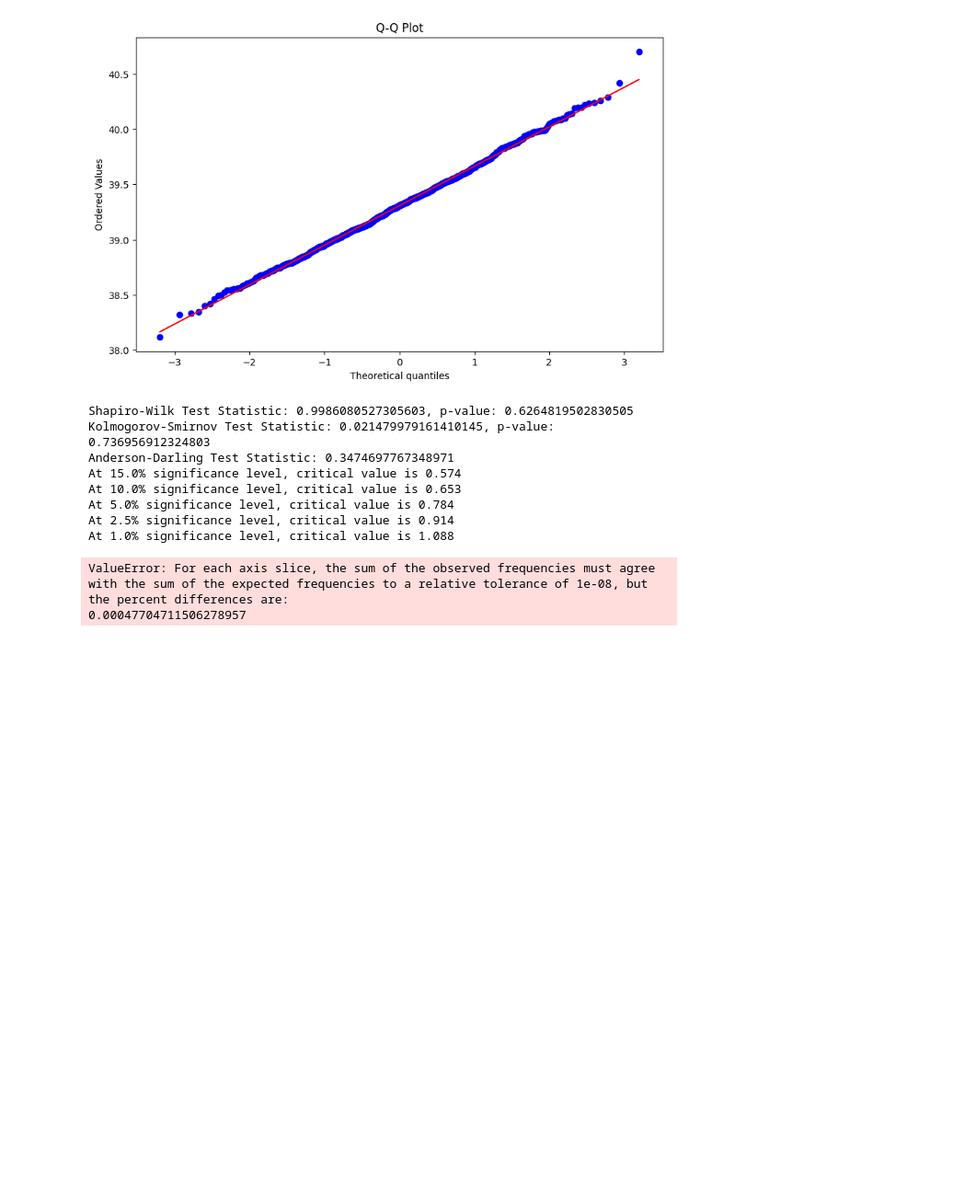
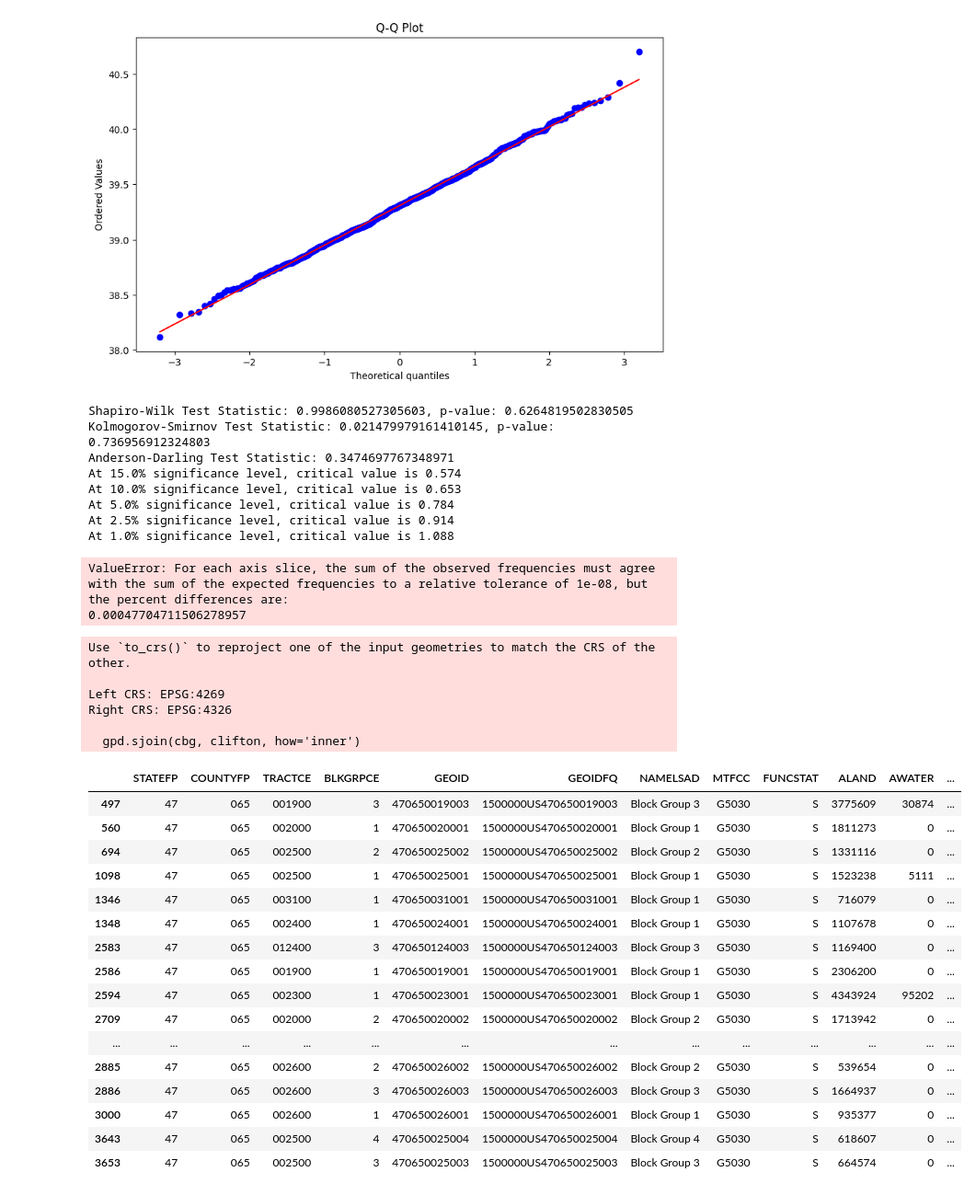
Before and after one commit to rishavsen1/move_od, a Jupyter notebook: analysis/generate_subset.ipynb, the cells around one changed output. Shown at 92% size. Cells and saved outputs as stored; diff of their text form; code cells hidden in the pictures; blank space fills up the shorter version.

```diff
--- a/analysis/generate_subset.ipynb
+++ b/analysis/generate_subset.ipynb
@@ -129,3 +150,33 @@ At 2.5% significance level, critical value is 0.914
 At 1.0% significance level, critical value is 1.088
 ValueError: For each axis slice, the sum of the observed frequencies must agree with the sum of the expected frequencies to a relative tolerance of 1e-08, but the percent differences are:
 0.00047704711506278957
+# %%
+lodes = pd.read_csv('/home/rishav/Programs/move_od/move_OD/Hamilton_Tennessee_2024-05-29_2024-05-29/county_lodes.csv')
+cbg = gpd.read_file('/home/rishav/Programs/move_od/data/states/Tennessee/tl_2023_47_bg.zip')
+# %%
+cbg.to_crs('epsg:4326')
+gpd.sjoin(cbg, clifton, how='inner')
+# %% [output]
+Use `to_crs()` to reproject one of the input geometries to match the CRS of the other.
+
+Left CRS: EPSG:4269
+Right CRS: EPSG:4326
+
+  gpd.sjoin(cbg, clifton, how='inner')
+|  | STATEFP | COUNTYFP | TRACTCE | BLKGRPCE | GEOID | GEOIDFQ | NAMELSAD | MTFCC | FUNCSTAT | ALAND | AWATER | ... |
+| 497 | 47 | 065 | 001900 | 3 | 470650019003 | 1500000US470650019003 | Block Group 3 | G5030 | S | 3775609 | 30874 | ... |
+| 560 | 47 | 065 | 002000 | 1 | 470650020001 | 1500000US470650020001 | Block Group 1 | G5030 | S | 1811273 | 0 | ... |
+| 694 | 47 | 065 | 002500 | 2 | 470650025002 | 1500000US470650025002 | Block Group 2 | G5030 | S | 1331116 | 0 | ... |
+| 1098 | 47 | 065 | 002500 | 1 | 470650025001 | 1500000US470650025001 | Block Group 1 | G5030 | S | 1523238 | 5111 | ... |
+| 1346 | 47 | 065 | 003100 | 1 | 470650031001 | 1500000US470650031001 | Block Group 1 | G5030 | S | 716079 | 0 | ... |
+| 1348 | 47 | 065 | 002400 | 1 | 470650024001 | 1500000US470650024001 | Block Group 1 | G5030 | S | 1107678 | 0 | ... |
+| 2583 | 47 | 065 | 012400 | 3 | 470650124003 | 1500000US470650124003 | Block Group 3 | G5030 | S | 1169400 | 0 | ... |
+| 2586 | 47 | 065 | 001900 | 1 | 470650019001 | 1500000US470650019001 | Block Group 1 | G5030 | S | 2306200 | 0 | ... |
+| 2594 | 47 | 065 | 002300 | 1 | 470650023001 | 1500000US470650023001 | Block Group 1 | G5030 | S | 4343924 | 95202 | ... |
+| 2709 | 47 | 065 | 002000 | 2 | 470650020002 | 1500000US470650020002 | Block Group 2 | G5030 | S | 1713942 | 0 | ... |
+| ... | ... | ... | ... | ... | ... | ... | ... | ... | ... | ... | ... | ... |
+| 2885 | 47 | 065 | 002600 | 2 | 470650026002 | 1500000US470650026002 | Block Group 2 | G5030 | S | 539654 | 0 | ... |
+| 2886 | 47 | 065 | 002600 | 3 | 470650026003 | 1500000US470650026003 | Block Group 3 | G5030 | S | 1664937 | 0 | ... |
+| 3000 | 47 | 065 | 002600 | 1 | 470650026001 | 1500000US470650026001 | Block Group 1 | G5030 | S | 935377 | 0 | ... |
+| 3643 | 47 | 065 | 002500 | 4 | 470650025004 | 1500000US470650025004 | Block Group 4 | G5030 | S | 618607 | 0 | ... |
+| 3653 | 47 | 065 | 002500 | 3 | 470650025003 | 1500000US470650025003 | Block Group 3 | G5030 | S | 664574 | 0 | ... |
```
Also changed, not shown: parts of 5 cells of this notebook, 6 other files.
